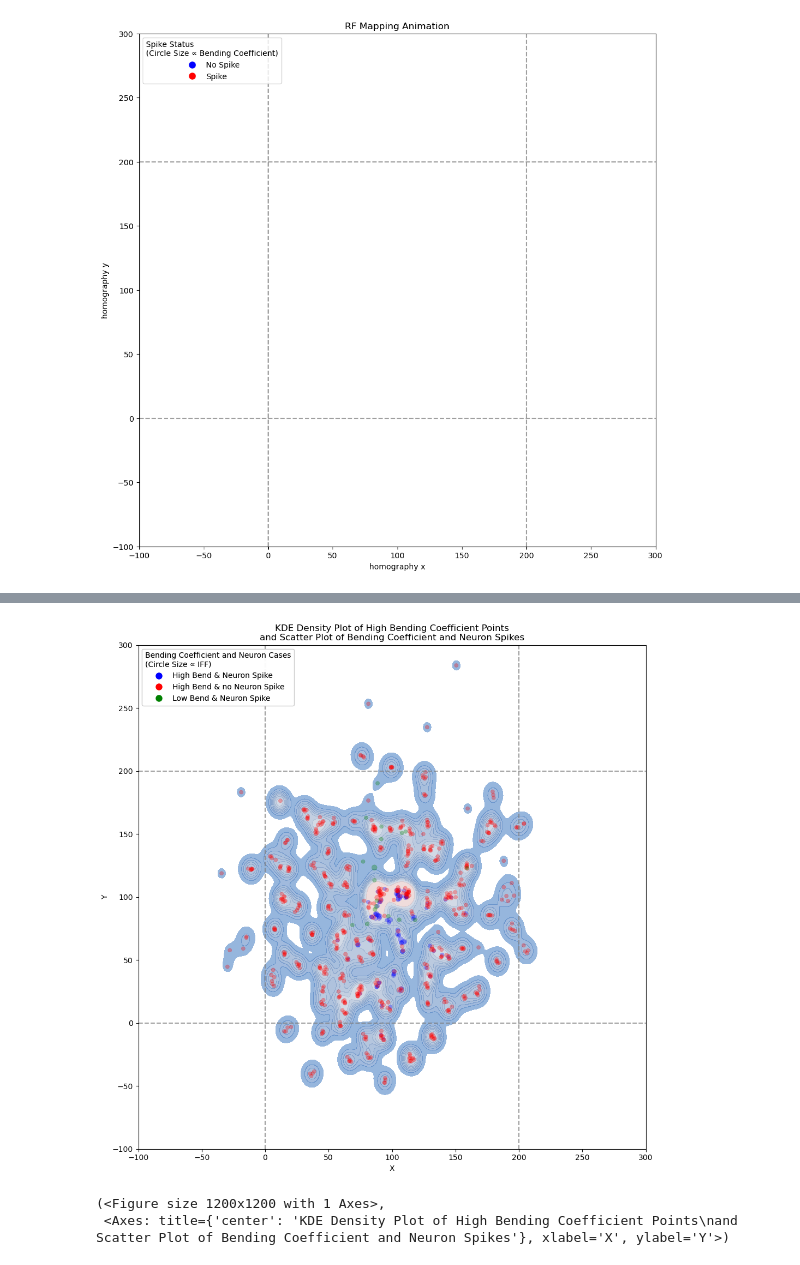
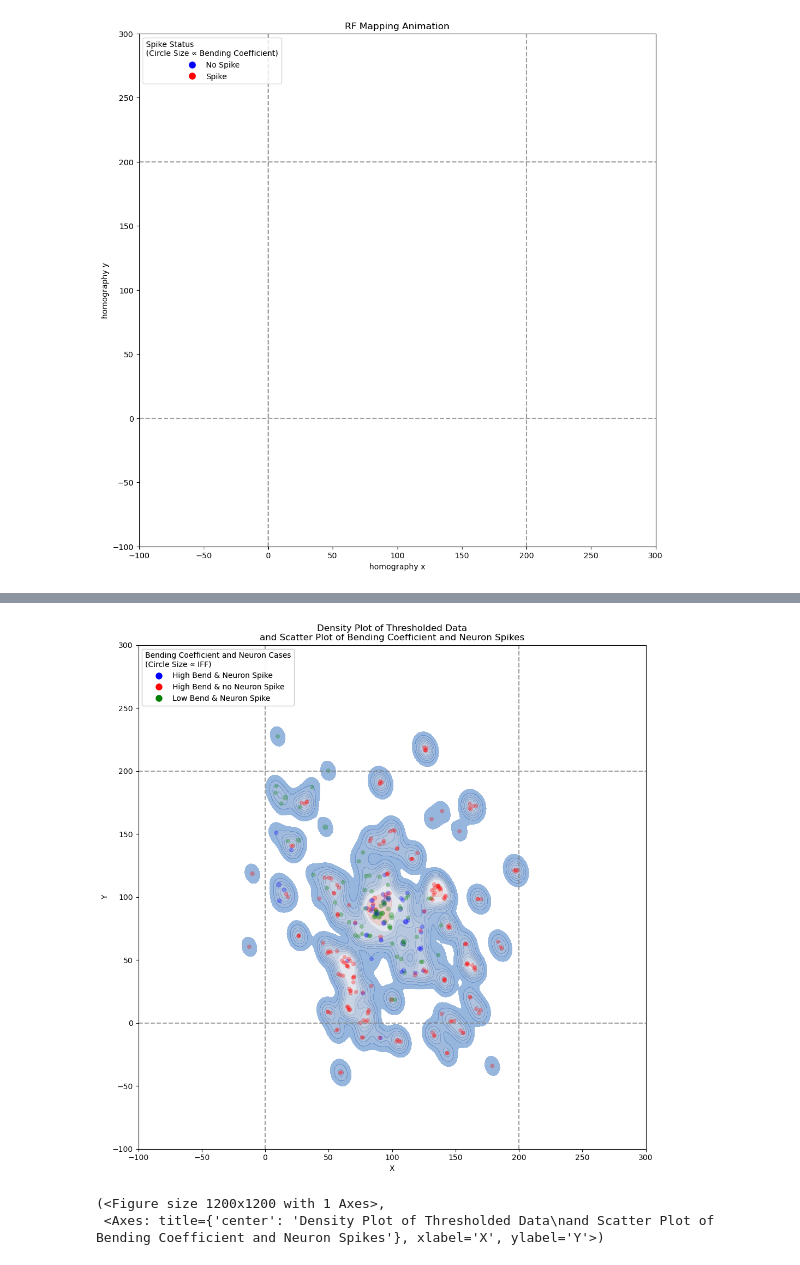
Before and after one commit to Periksvensson84/RF_mapping, a Jupyter notebook: RF_mapping/post_processing/examples.ipynb, the cells around one changed output, grey strips where cells are left out. Saved outputs shown, nothing was run; the diff lists cells and outputs as text; code cells hidden in the pictures.

```diff
--- a/RF_mapping/post_processing/examples.ipynb
+++ b/RF_mapping/post_processing/examples.ipynb
@@ -26,5 +26,5 @@ def transform_to_derivative(df: pd.DataFrame) -> pd.DataFrame:
     return derivative_df
 # %%
 data_dlc = DataDLC(
-    r"C:\Python Programming\LIU\projects\Img_3740-3741_labeled\IMG_3740_convertedDLC_Resnet50_td_res50_2Mar13shuffle1_detector_200_snapshot_075.h5"
+    r"C:\Python Programming\LIU\projects\Img_3740-3741_labeled\IMG_3741_convertedDLC_Resnet50_td_res50_2Mar13shuffle1_detector_200_snapshot_075.h5"
     )
@@ -97,6 +101,6 @@ Plotting.plot_homography_animated(data_dlc.homography_points,
 #### 2: DataNeuron
 # %%
 data_neuron = DataNeuron(
-    r"C:\Python Programming\LIU\Data\nerve accel data\20250306_MP_018_radial_2Sel_unit_6_RF_mapp_1_3740.xlsx",
+    r"C:\Python Programming\LIU\Data\nerve accel data\20250306_MP_018_radial_2Sel_unit_6_RF_mapp_2_3741.xlsx",
     120000
     )
@@ -197,15 +231,15 @@ Plotting.plot_kde_scatter(full_data,
 # %%
 Plotting.plot_kde_scatter(full_data,
                           "tf_FB2_x", "tf_FB2_y",
                           full_data.dlc.homography_points,
                           size="IFF",
-                          title="KDE Density Plot of High Bending Coefficient Points" +
+                          title="Density Plot of Thresholded Data" +
                                 "\nand Scatter Plot of Bending Coefficient and Neuron Spikes",
                           kde=True,
                           scatter=True)
 # %% [output]
-[figure, old version]
+[figure, new version]
 (<Figure size 1200x1200 with 1 Axes>,
- <Axes: title={'center': 'KDE Density Plot of High Bending Coefficient Points\nand Scatter Plot of Bending Coefficient and Neuron Spikes'}, xlabel='X', ylabel='Y'>)
+ <Axes: title={'center': 'Density Plot of Thresholded Data\nand Scatter Plot of Bending Coefficient and Neuron Spikes'}, xlabel='X', ylabel='Y'>)
 # %%
 index_frame = 5
```
Also changed, not shown: parts of 27 cells of this notebook, 51 other files.
